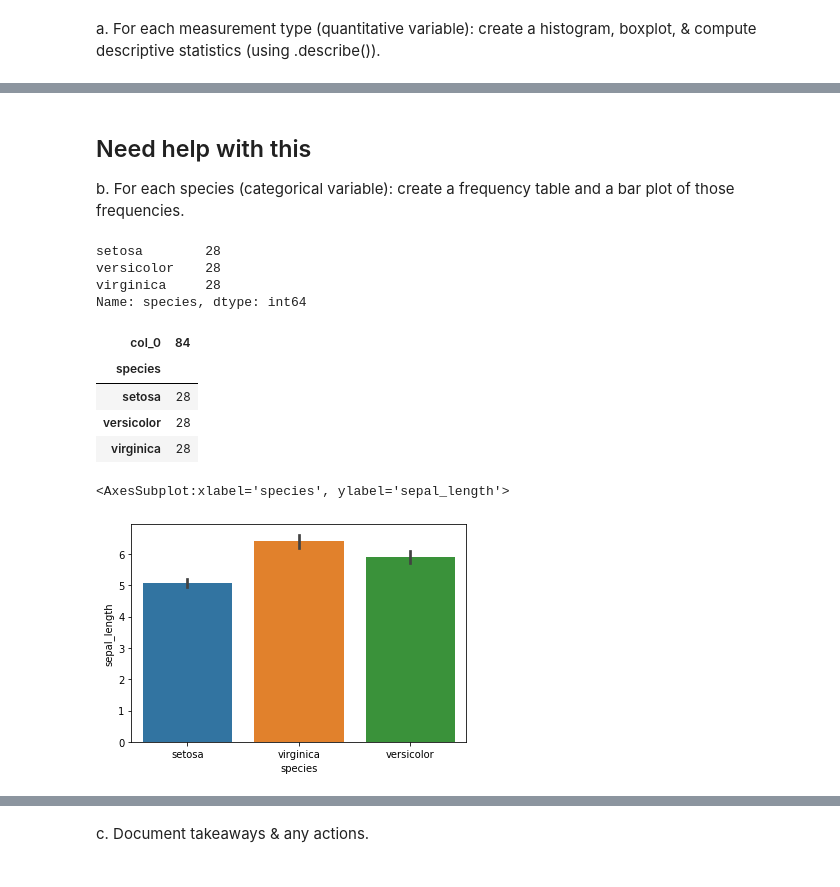
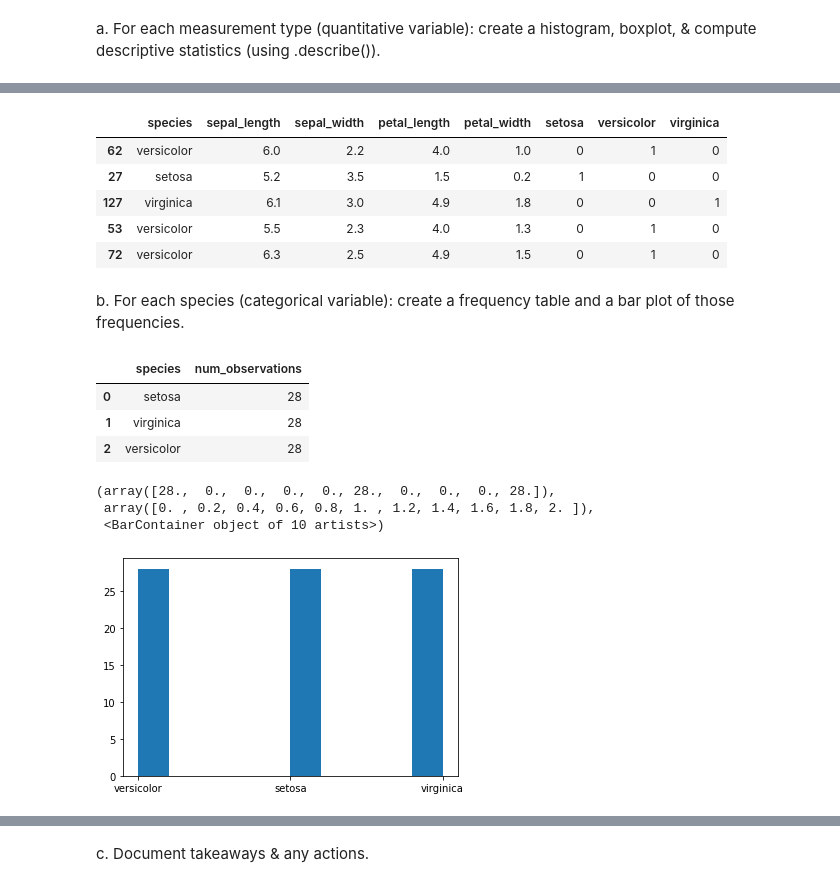
Before and after one commit to lainslie-18/classification-exercises, a Jupyter notebook: classification_exercises.ipynb, the cells around one changed output, grey strips where cells are left out. Cells and saved outputs as stored; diff of their text form; code cells hidden in the pictures.

Commit message:
updating completed classfication exercieses and adding tidy data exercises

```diff
--- a/classification_exercises.ipynb
+++ b/classification_exercises.ipynb
@@ -826,25 +824,29 @@ for col in quantitative_cols:
+# %%
+train.head()
+# %% [output]
+|  | species | sepal_length | sepal_width | petal_length | petal_width | setosa | versicolor | virginica |
+| 62 | versicolor | 6.0 | 2.2 | 4.0 | 1.0 | 0 | 1 | 0 |
+| 27 | setosa | 5.2 | 3.5 | 1.5 | 0.2 | 1 | 0 | 0 |
+| 127 | virginica | 6.1 | 3.0 | 4.9 | 1.8 | 0 | 0 | 1 |
+| 53 | versicolor | 5.5 | 2.3 | 4.0 | 1.3 | 0 | 1 | 0 |
+| 72 | versicolor | 6.3 | 2.5 | 4.9 | 1.5 | 0 | 1 | 0 |
 # %% [markdown]
-## Need help with this
 b. For each species (categorical variable): create a frequency table and a bar plot of those frequencies.
 # %%
-train.species.value_counts()
+x = pd.DataFrame(train.species.value_counts())
+x.reset_index(inplace=True)
+x.rename(columns={'index':'species', 'species':'num_observations'})
 # %% [output]
-setosa        28
-versicolor    28
-virginica     28
-Name: species, dtype: int64
+|  | species | num_observations |
+| 0 | setosa | 28 |
+| 1 | virginica | 28 |
+| 2 | versicolor | 28 |
-# %%
-pd.crosstab(index=train.species, columns=train.species.count())
-# %% [output]
-| col_0 | 84 |
-| species |  |
-| setosa | 28 |
-| versicolor | 28 |
-| virginica | 28 |
-# %%
-sns.barplot(x='species', y='sepal_length', data=train)
-# %% [output]
-<AxesSubplot:xlabel='species', ylabel='sepal_length'>
-[figure, removed]
+# %%
+plt.hist(train.species)
+# %% [output]
+(array([28.,  0.,  0.,  0.,  0., 28.,  0.,  0.,  0., 28.]),
+ array([0. , 0.2, 0.4, 0.6, 0.8, 1. , 1.2, 1.4, 1.6, 1.8, 2. ]),
+ <BarContainer object of 10 artists>)
+[figure, added]
 # %%
 train.head()
```
Also changed, not shown: parts of 50 cells of this notebook, 9 other files.
